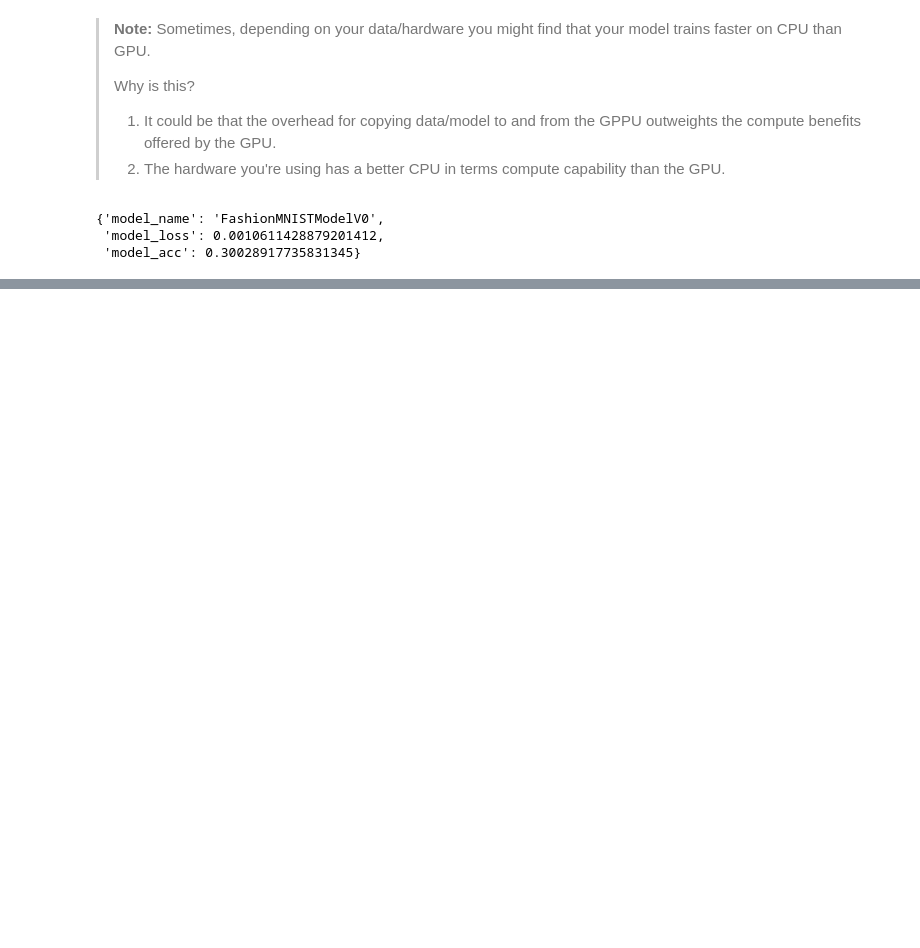
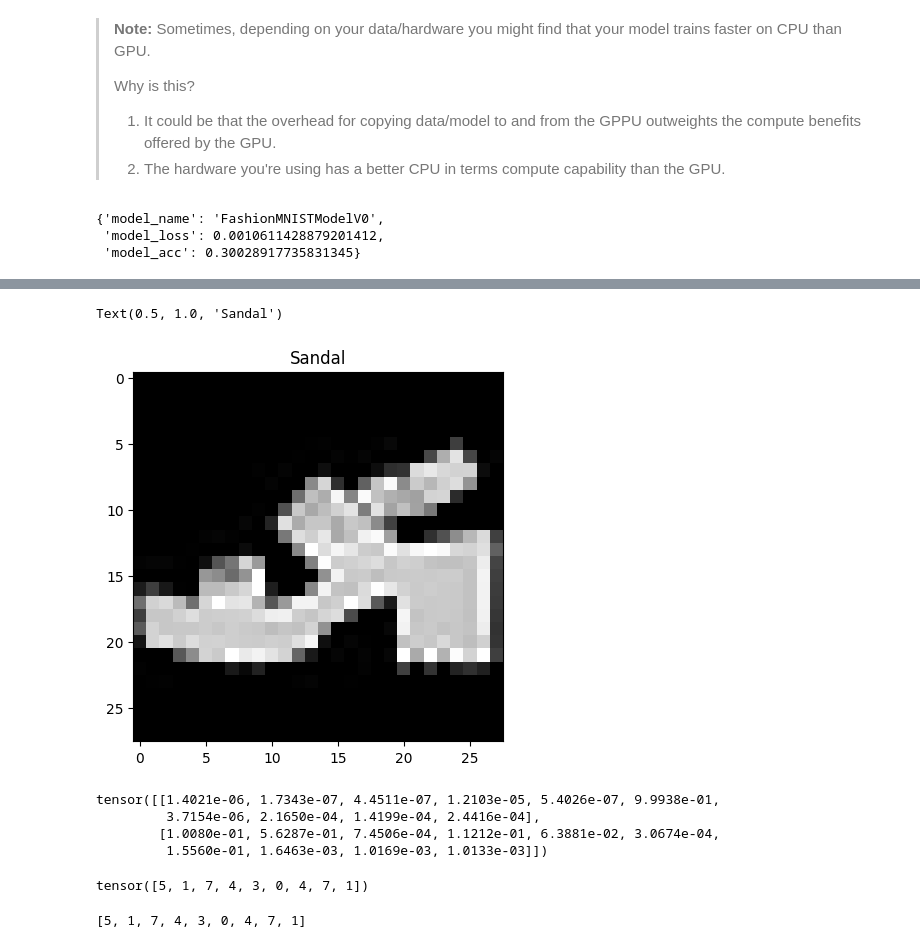
Before and after one commit to ImranNawar/dip_lab, a Jupyter notebook: 10_PyTorch/06_pytorch_computer_vision.ipynb, the cells around one changed output, grey strips where cells are left out. Cells and saved outputs as stored; diff of their text form; code cells hidden in the pictures; blank space fills up the shorter version.

```diff
--- a/10_PyTorch/06_pytorch_computer_vision.ipynb
+++ b/10_PyTorch/06_pytorch_computer_vision.ipynb
@@ -699,0 +1076,26 @@ model_1_results
+# %%
+plt.imshow(test_samples[0].squeeze(), cmap="gray")
+plt.title(class_names[test_labels[0]])
+# %% [output]
+Text(0.5, 1.0, 'Sandal')
+[figure, added]
+# %%
+# Make predictins
+pred_probs = make_predictions(model=model_2,
+                               data=test_samples)
+# View first two prediction probabilities
+pred_probs[:2]
+# %% [output]
+tensor([[1.4021e-06, 1.7343e-07, 4.4511e-07, 1.2103e-05, 5.4026e-07, 9.9938e-01,
+         3.7154e-06, 2.1650e-04, 1.4199e-04, 2.4416e-04],
+        [1.0080e-01, 5.6287e-01, 7.4506e-04, 1.1212e-01, 6.3881e-02, 3.0674e-04,
+         1.5560e-01, 1.6463e-03, 1.0169e-03, 1.0133e-03]])
+# %%
+pred_classes = pred_probs.argmax(dim=1)
+pred_classes
+# %% [output]
+tensor([5, 1, 7, 4, 3, 0, 4, 7, 1])
+# %%
+test_labels
+# %% [output]
+[5, 1, 7, 4, 3, 0, 4, 7, 1]
```
Also changed, not shown: parts of 45 cells of this notebook.
